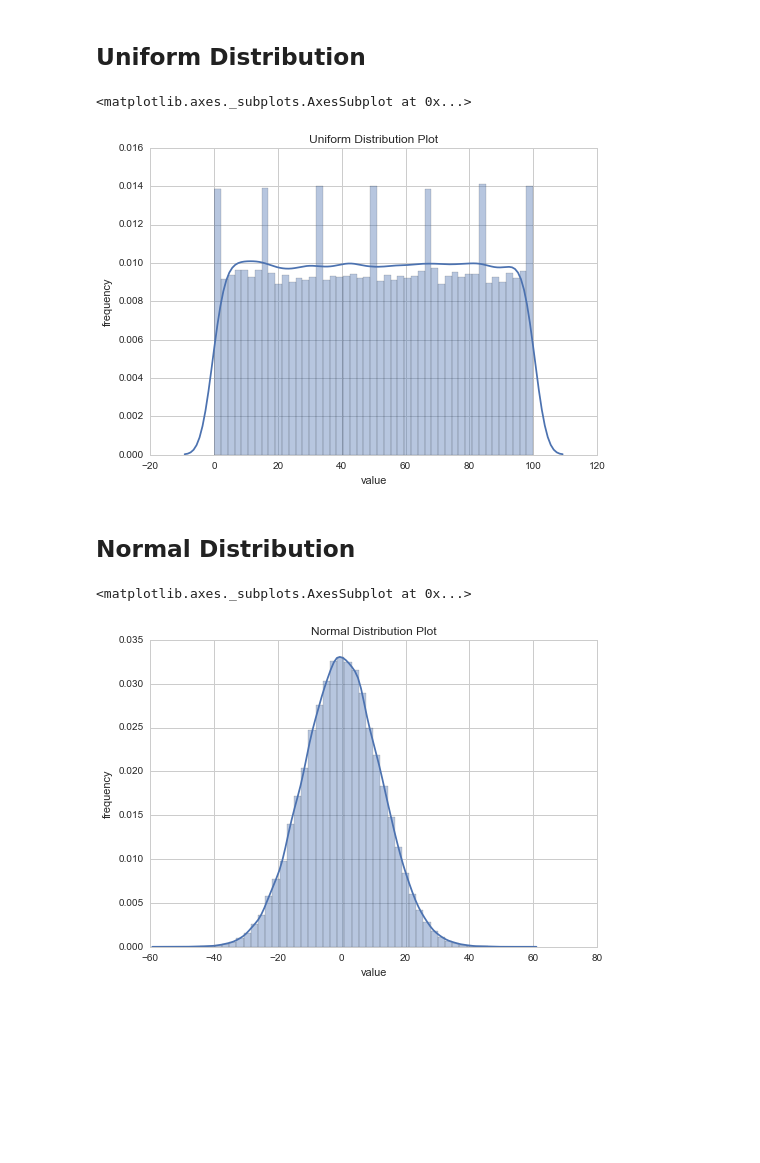
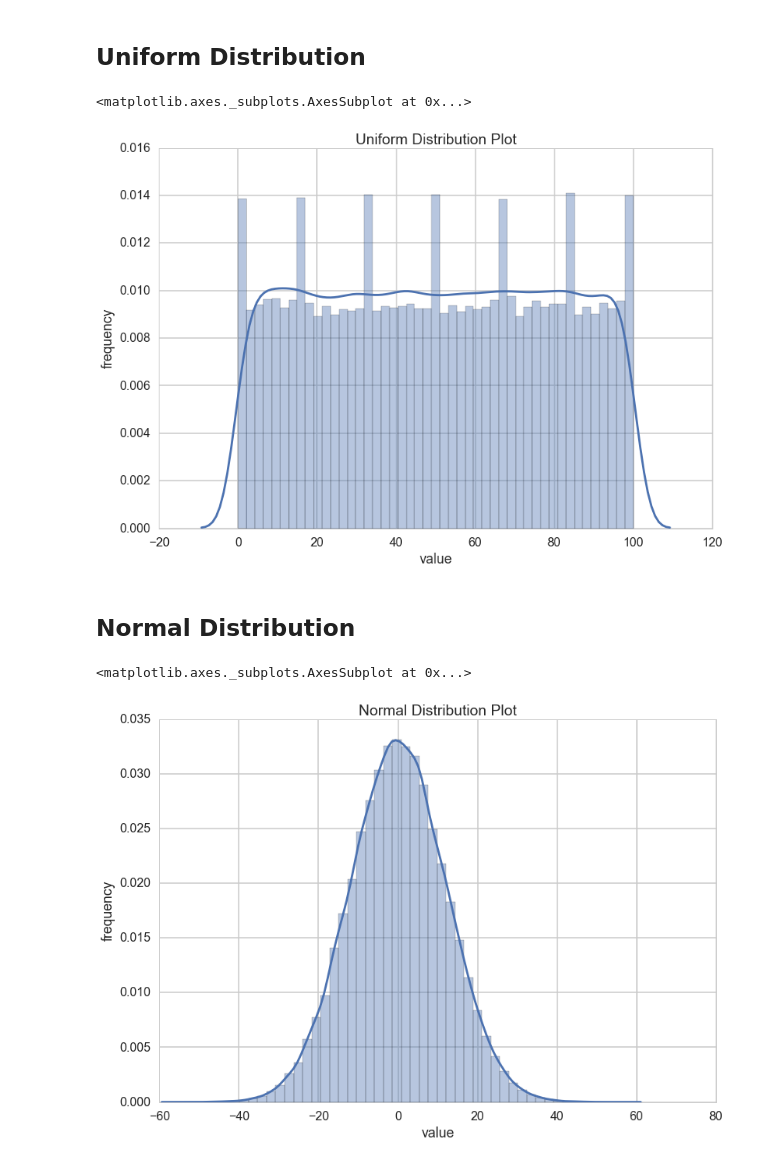
Before and after one commit to tipsybear/actors-simulation, a Jupyter notebook: notebooks/distributions.ipynb, the cells around one changed output. Cells and saved outputs as stored; diff of their text form; code cells hidden in the pictures; blank space fills up the shorter version.

```diff
--- a/notebooks/distributions.ipynb
+++ b/notebooks/distributions.ipynb
@@ -10,14 +11,14 @@ from gvas.dynamo import Uniform, Normal
 # %% [markdown]
 ## Uniform Distribution
 # %%
-Uniform(0, 100).plot(n=100000)
+Uniform(0, 100).plot(n=100000, context='poster')
 # %% [output]
 <matplotlib.axes._subplots.AxesSubplot at 0x...>
-[figure, old version]
+[figure, new version]
 # %% [markdown]
 ## Normal Distribution
 # %%
-Normal(0, 12).plot(n=100000)
+Normal(0, 12).plot(n=100000, context='poster')
 # %% [output]
 <matplotlib.axes._subplots.AxesSubplot at 0x...>
-[figure, old version]
+[figure, new version]
```
Also changed, not shown: parts of 3 cells of this notebook, 2 other files.
